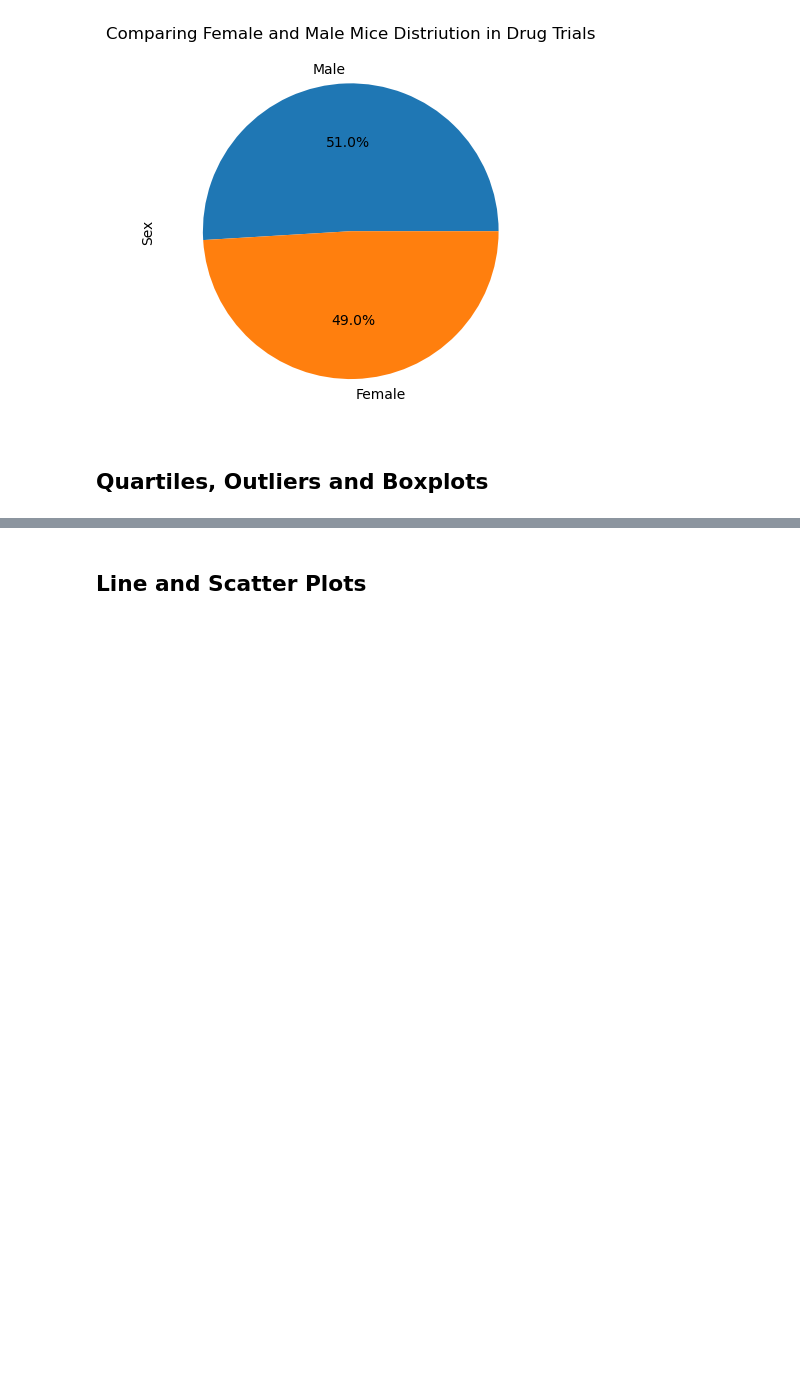
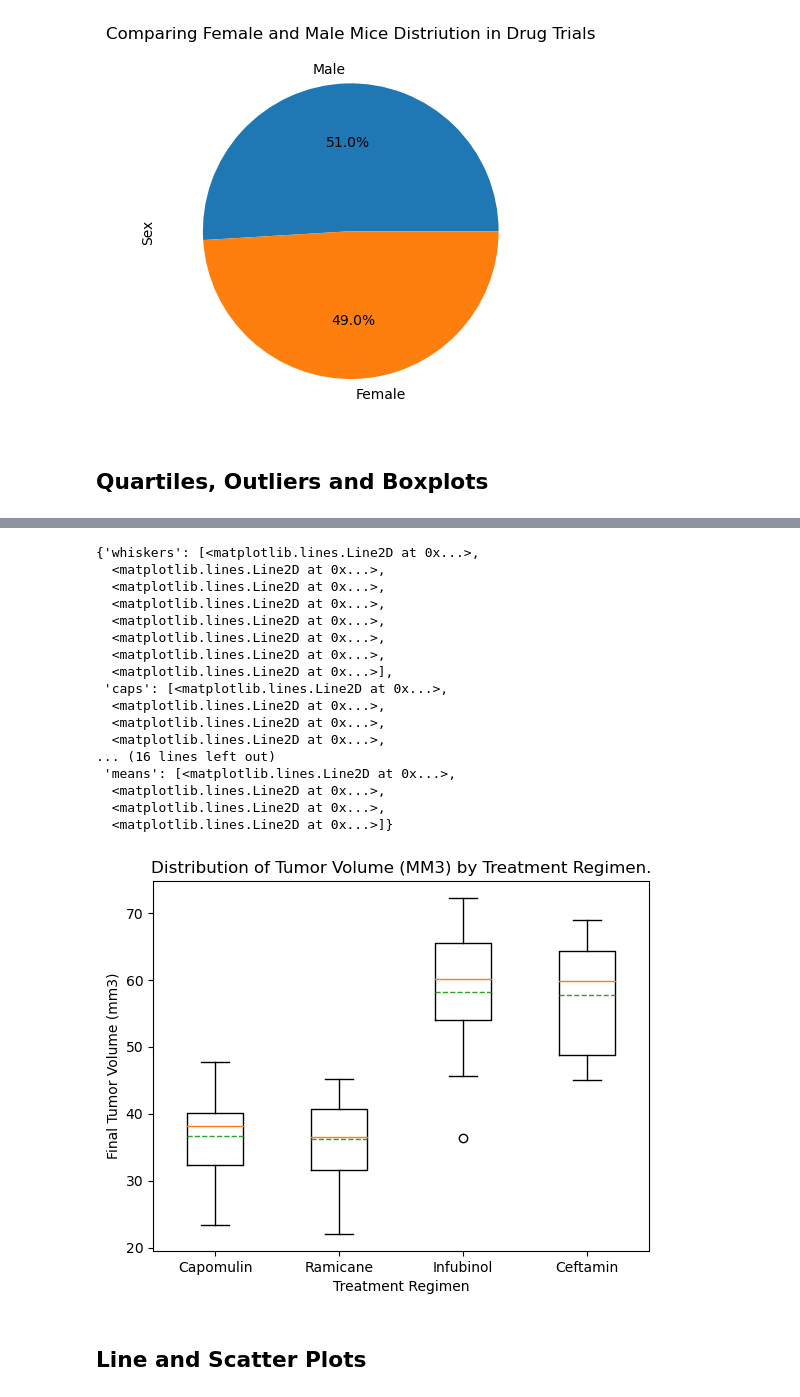
Before and after one commit to MuffinMuppet/Data-Visualization-in-Python, a Jupyter notebook: Matplotlib Challenge/Continue.ipynb, the cells around one changed output, grey strips where cells are left out. Saved outputs shown, nothing was run; the diff lists cells and outputs as text; code cells hidden in the pictures; blank space fills up the shorter version.

```diff
--- a/Matplotlib Challenge/Continue.ipynb
+++ b/Matplotlib Challenge/Continue.ipynb
@@ -202,7 +202,8 @@ Text(0, 0.5, 'Sex')
 
 # Start by getting the last (greatest) timepoint for each mouse
 
-
-
+final_tumor_volume = clean_duplicate_df[["Mouse ID", "Timepoint"]].groupby("Mouse ID").max().reset_index()
+combined_df = final_tumor_volume.merge(clean_duplicate_df, how="left", on=["Mouse ID", "Timepoint"])
+combined_df
 
 # Merge this group df with the original DataFrame to get the tumor volume at the last timepoint
@@ -209,17 +224,34 @@ Text(0, 0.5, 'Sex')
 # %%
 # Put treatments into a list for for loop (and later for plot labels)
 
+treatment_name = ["Capomulin", "Ramicane", "Infubinol", "Ceftamin"]
+#print(f"Capomulin", "Ramicane", "Infubinol", "Ceftamin")
 
 # Create empty list to fill with tumor vol data (for plotting)
-
+tv_data_plotting = []
 
 # Calculate the IQR and quantitatively determine if there are any potential outliers.
-
+for treatment in treatment_name:
 
     # Locate the rows which contain mice on each drug and get the tumor volumes
-
-
-    # add subset
-
+    tumor_size = combined_df.loc[combined_df["Drug Regimen"]== treatment,"Tumor Volume (mm3)"]
+    tv_data_plotting.append(tumor_size)
 
     # Determine outliers using upper and lower bounds
+    treatment_outlier = tumor_size.quantile([.25,.5,.75])
+    lowerq = treatment_outlier[0.25]
+    upperq = treatment_outlier[0.75]
+    iqr = upperq-lowerq
+    print(f"The lower quartile of {treatment} is: {lowerq}")
+    print(f"The upper quartile of {treatment} is: {upperq}")
+    print(f"The interquartile range of {treatment} is: {iqr}")
+    print(f"The the median of {treatment} is: {treatment_outlier[0.5]} ")
+
+    lower_bound = lowerq - (1.5*iqr)
+    upper_bound = upperq + (1.5*iqr)
+    print(f"Values below {lower_bound} for {treatment} could be outliers.")
+    print(f"Values above {upper_bound} for {treatment} could be outliers.")
+
+    outlier_treatment = tumor_size.loc[(tumor_size < lower_bound) | (tumor_size > upper_bound)]
+    print(f"The outliers for {treatment} are: {outlier_treatment}")
+    print('-------------------------------------------')
@@ -226,4 +276,30 @@ Text(0, 0.5, 'Sex')
 # %%
 # Generate a box plot that shows the distrubution of the tumor volume for each treatment group.
+treatment_name = ["Capomulin", "Ramicane", "Infubinol", "Ceftamin"]
+tumor_boxplot = treatment_name
+fig1, ax1 = plt.subplots()
+ax1.set_title("Distribution of Tumor Volume (MM3) by Treatment Regimen.")
+ax1.set_ylabel("Final Tumor Volume (mm3)")
+ax1.set_xlabel("Treatment Regimen")
+ax1.boxplot(tv_data_plotting,labels=tumor_boxplot, showmeans= True, meanline = True)
+# %% [output]
+{'whiskers': [<matplotlib.lines.Line2D at 0x...>,
+  <matplotlib.lines.Line2D at 0x...>,
+  <matplotlib.lines.Line2D at 0x...>,
+  <matplotlib.lines.Line2D at 0x...>,
+  <matplotlib.lines.Line2D at 0x...>,
+  <matplotlib.lines.Line2D at 0x...>,
+  <matplotlib.lines.Line2D at 0x...>,
+  <matplotlib.lines.Line2D at 0x...>],
+ 'caps': [<matplotlib.lines.Line2D at 0x...>,
+  <matplotlib.lines.Line2D at 0x...>,
+  <matplotlib.lines.Line2D at 0x...>,
+  <matplotlib.lines.Line2D at 0x...>,
+... (16 lines left out)
+ 'means': [<matplotlib.lines.Line2D at 0x...>,
+  <matplotlib.lines.Line2D at 0x...>,
+  <matplotlib.lines.Line2D at 0x...>,
+  <matplotlib.lines.Line2D at 0x...>]}
+[figure, added]
 # %% [markdown]
 ## Line and Scatter Plots
```
Also changed, not shown: parts of 9 cells of this notebook, 4 other files.
